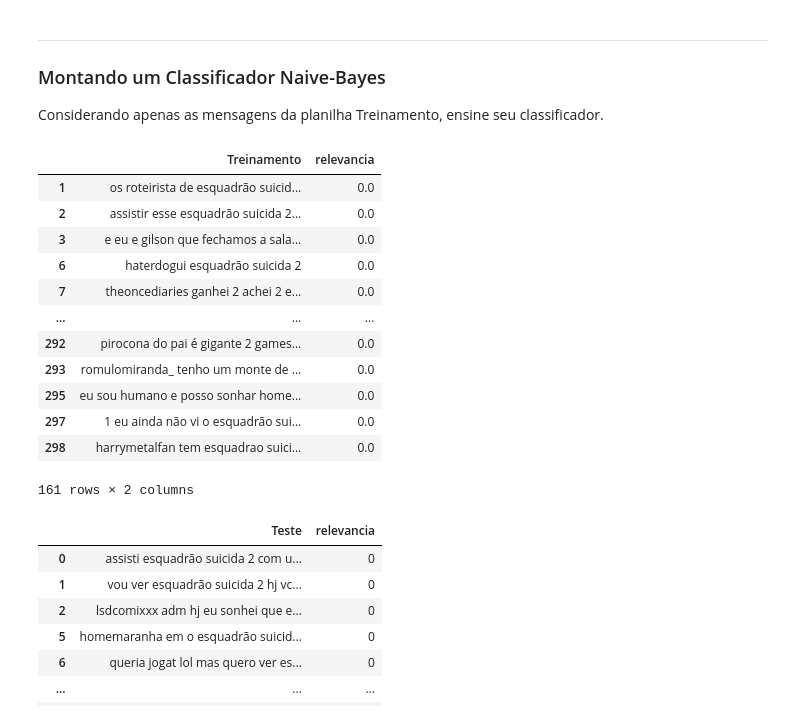
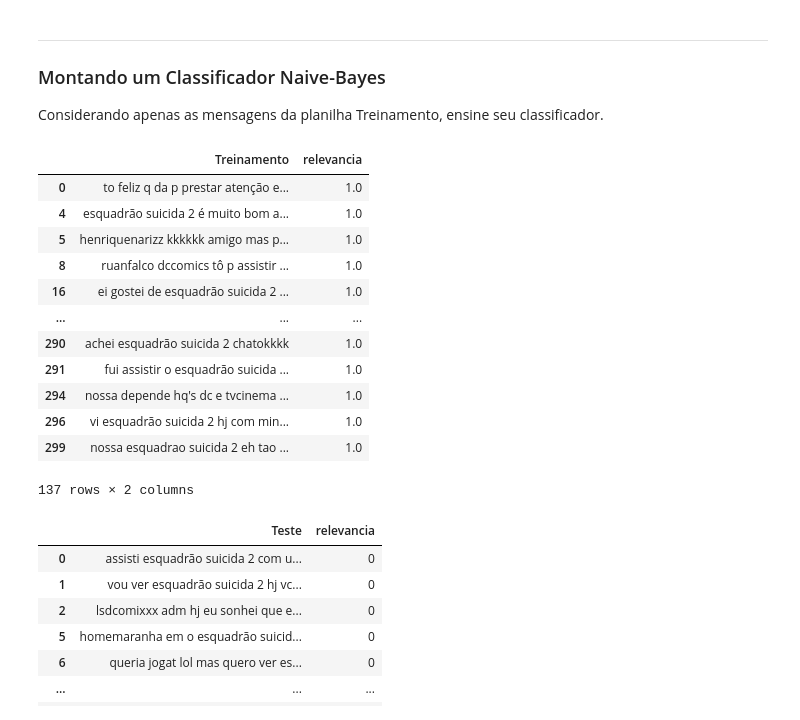
Before and after one commit to lucasgurgeln/Projeto-1-CDADOS, a Jupyter notebook: Projeto1_Layout_Classificador.ipynb, the cells around one changed output. Cells and saved outputs as stored; diff of their text form; code cells hidden in the pictures.

```diff
--- a/Projeto1_Layout_Classificador.ipynb
+++ b/Projeto1_Layout_Classificador.ipynb
@@ -105,25 +120,25 @@ test['Teste']=test['Teste'].apply(limpatudo)
 # %%
 ir = dados['relevancia'] == 0
 r = dados['relevancia'] == 1
 
 dados_r = dados.loc[r,:]
 dados_ir = dados.loc[ir,:]
 
-dados_ir
+dados_r
 # %% [output]
 |  | Treinamento | relevancia |
-| 1 | os roteirista de esquadrão suicid... | 0.0 |
-| 2 | assistir esse esquadrão suicida 2... | 0.0 |
-| 3 | e eu e gilson que fechamos a sala... | 0.0 |
-| 6 | haterdogui esquadrão suicida 2 | 0.0 |
-| 7 | theoncediaries ganhei 2 achei 2 e... | 0.0 |
+| 0 | to feliz q da p prestar atenção e... | 1.0 |
+| 4 | esquadrão suicida 2 é muito bom a... | 1.0 |
+| 5 | henriquenarizz kkkkkk amigo mas p... | 1.0 |
+| 8 | ruanfalco dccomics tô p assistir ... | 1.0 |
+| 16 | ei gostei de esquadrão suicida 2 ... | 1.0 |
 | ... | ... | ... |
-| 292 | pirocona do pai é gigante 2 games... | 0.0 |
-| 293 | romulomiranda_ tenho um monte de ... | 0.0 |
-| 295 | eu sou humano e posso sonhar home... | 0.0 |
-| 297 | 1 eu ainda não vi o esquadrão sui... | 0.0 |
-| 298 | harrymetalfan tem esquadrao suici... | 0.0 |
+| 290 | achei esquadrão suicida 2 chatokkkk | 1.0 |
+| 291 | fui assistir o esquadrão suicida ... | 1.0 |
+| 294 | nossa depende hq's dc e tvcinema ... | 1.0 |
+| 296 | vi esquadrão suicida 2 hj com min... | 1.0 |
+| 299 | nossa esquadrao suicida 2 eh tao ... | 1.0 |
-161 rows × 2 columns
+137 rows × 2 columns
 # %%
 ir = test['relevancia'] == 0
 r = test['relevancia'] == 1
```
Also changed, not shown: parts of 7 cells of this notebook.
